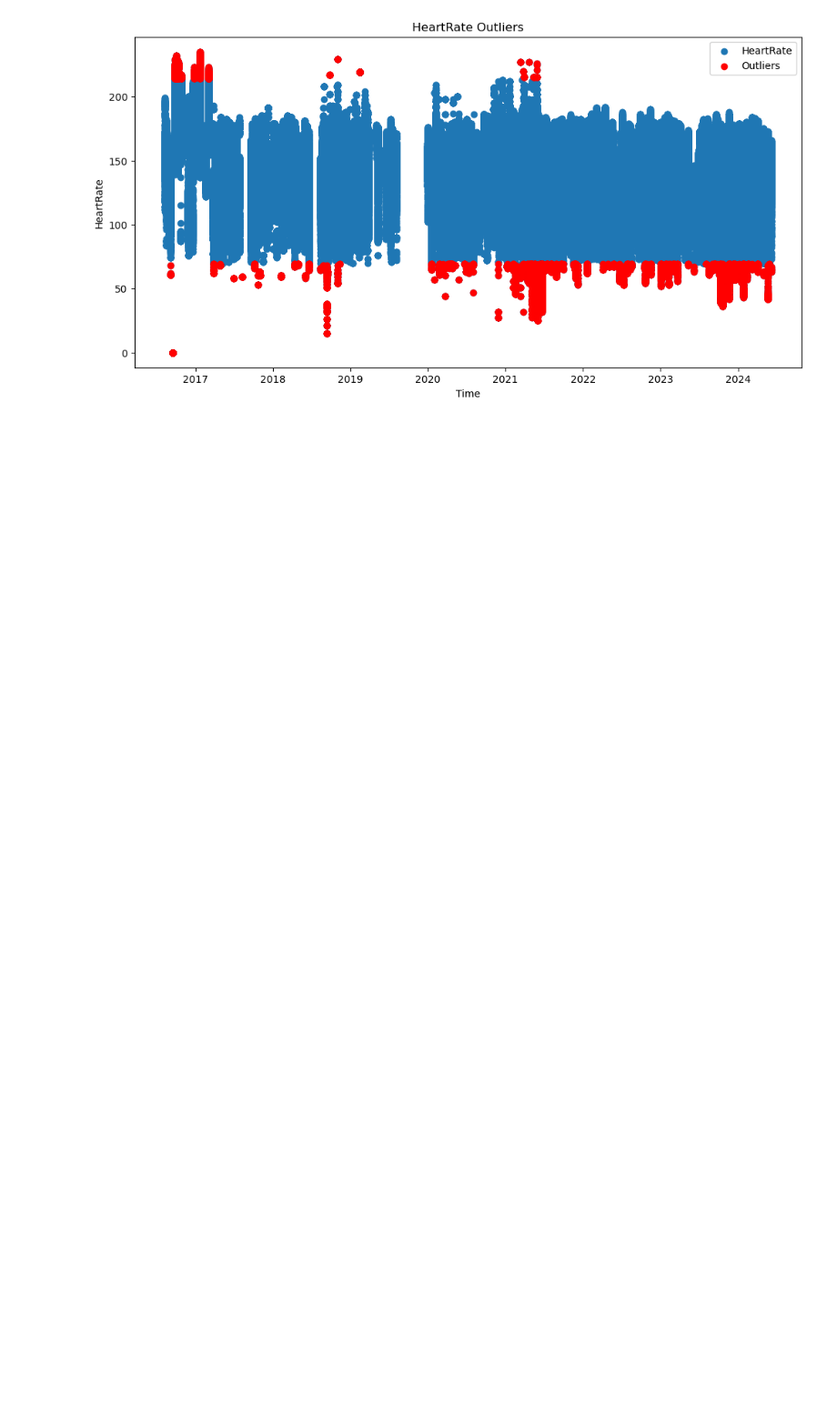
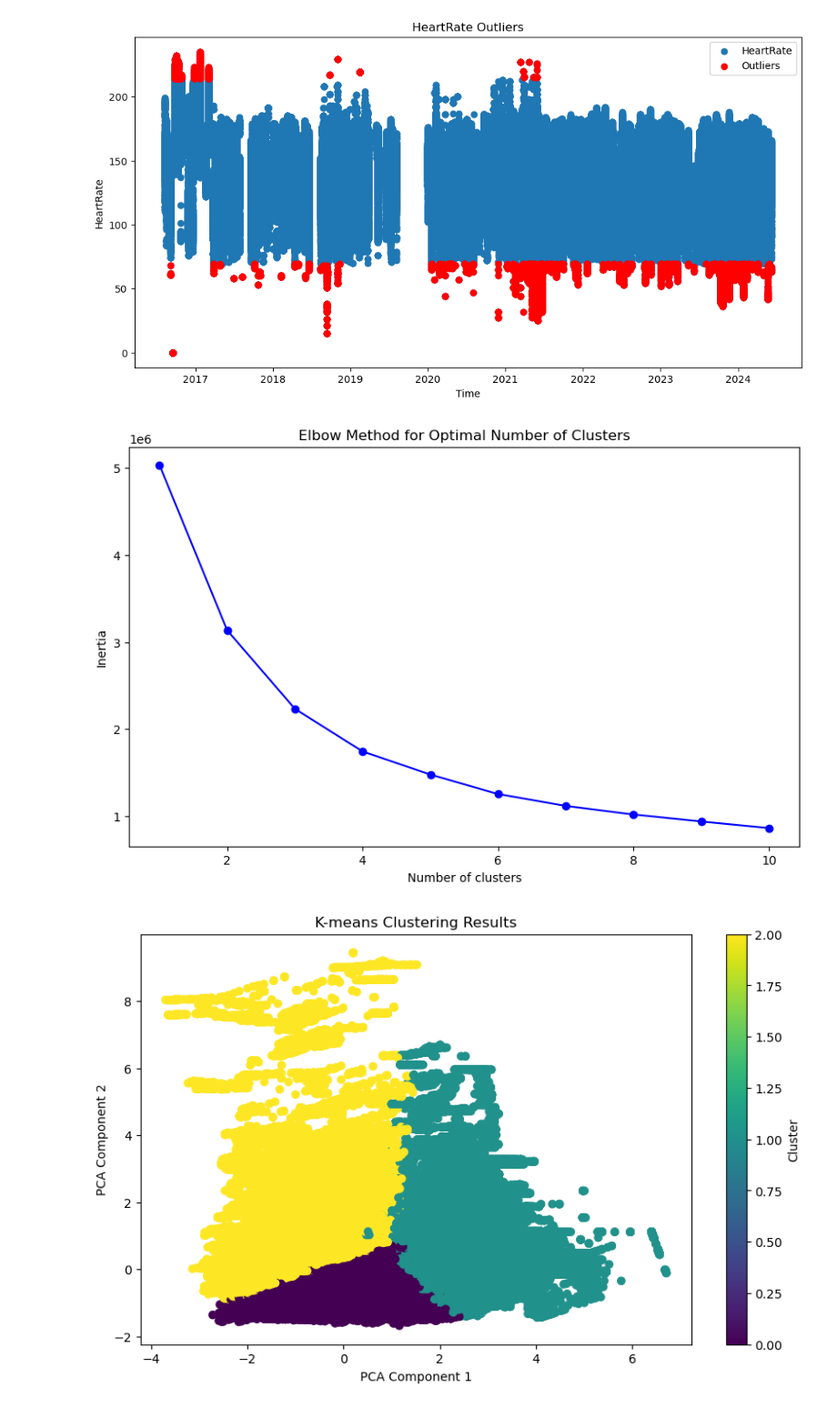
Before and after one commit to JJWRoeloffs/MLQS_group49, a Jupyter notebook: EDA.ipynb, the cells around one changed output. Shown: that part at 91% size. Drawn from its saved outputs; the diff is of its cells as text; code cells hidden in the pictures; blank space fills up the shorter version.

```diff
--- a/EDA.ipynb
+++ b/EDA.ipynb
@@ -208,3 +345,49 @@ plt.show()
 distance_outliers['Distance'].unique()
 # %%
 heartrate_outliers['HeartRate'].unique()
+# %%
+# select features for clustering
+features = data[['Distance', 'HeartRate', 'Cadence']]
+
+# filling missing values with the mean of the column
+features = features.fillna(features.mean())
+
+# standardize the data
+scaler = StandardScaler()
+scaled_features = scaler.fit_transform(features)
+
+# determine the optimal number of clusters (elbow method)
+inertia = []
+K = range(1, 11)
+for k in K:
+    kmeans = KMeans(n_clusters=k, random_state=42)
+    kmeans.fit(scaled_features)
+    inertia.append(kmeans.inertia_)
+
+# plot the elbow curve
+plt.figure(figsize=(10, 6))
+plt.plot(K, inertia, 'bo-')
+plt.xlabel('Number of clusters')
+plt.ylabel('Inertia')
+plt.title('Elbow Method for Optimal Number of Clusters')
+plt.show()
+
+# choose the optimal clusters
+optimal_k = 3
+kmeans = KMeans(n_clusters=optimal_k, random_state=42)
+data['Cluster'] = kmeans.fit_predict(scaled_features)
+
+# visualize clusters using PCA
+pca = PCA(n_components=2)
+pca_features = pca.fit_transform(scaled_features)
+
+plt.figure(figsize=(10, 6))
+plt.scatter(pca_features[:, 0], pca_features[:, 1], c=data['Cluster'], cmap='viridis', marker='o')
+plt.xlabel('PCA Component 1')
+plt.ylabel('PCA Component 2')
+plt.title('K-means Clustering')
+plt.colorbar(label='Cluster')
+plt.show()
+# %% [output]
+[figure, added]
+[figure, added]
```
Also changed, not shown: parts of 18 cells of this notebook, 1 other file.
